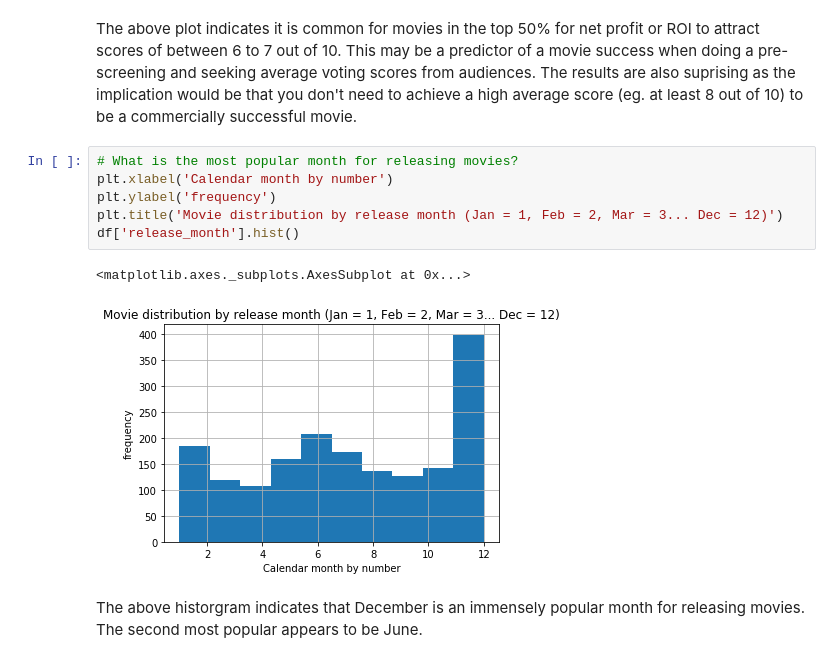
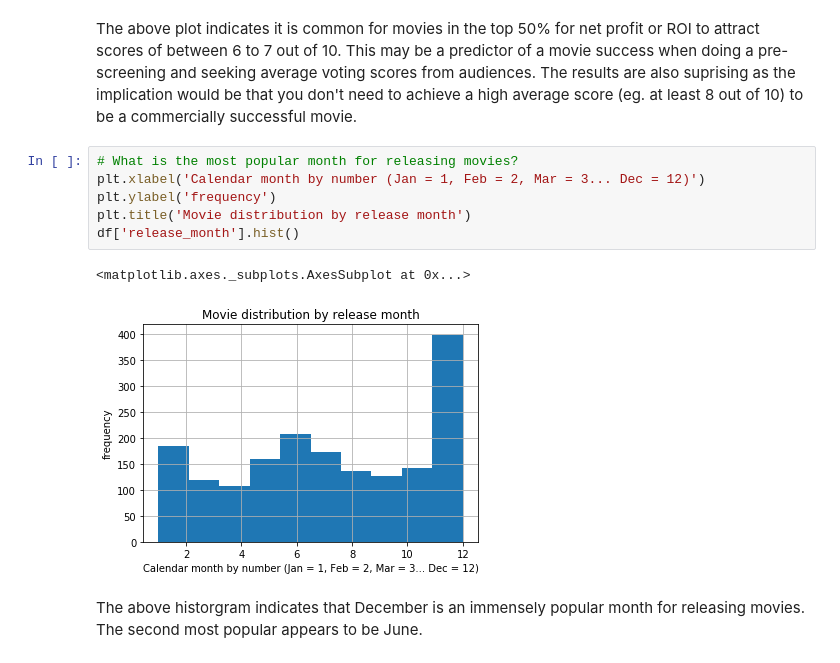
Before and after one commit to daviannadarajah/DAND-Term-1-Project-3, a Jupyter notebook: DAND Term 1 - Project 3 - TMDb movie data.ipynb, the cells around one changed output. Drawn from its saved outputs; the diff is of its cells as text.

```diff
--- a/DAND Term 1 - Project 3 - TMDb movie data.ipynb
+++ b/DAND Term 1 - Project 3 - TMDb movie data.ipynb
@@ -614,13 +614,13 @@ df['vote_average'].hist()
 The above plot indicates it is common for movies in the top 50% for net profit or ROI to attract scores of between 6 to 7 out of 10. This may be a predictor of a movie success when doing a pre-screening and seeking average voting scores from audiences. The results are also suprising as the implication would be that you don't need to achieve a high average score (eg. at least 8 out of 10) to be a commercially successful movie.
 # %%
 # What is the most popular month for releasing movies?
-plt.xlabel('Calendar month by number')
+plt.xlabel('Calendar month by number (Jan = 1, Feb = 2, Mar = 3... Dec = 12)')
 plt.ylabel('frequency')
-plt.title('Movie distribution by release month (Jan = 1, Feb = 2, Mar = 3... Dec = 12)')
+plt.title('Movie distribution by release month')
 df['release_month'].hist()
 # %% [output]
 <matplotlib.axes._subplots.AxesSubplot at 0x...>
-[figure, old version]
+[figure, new version]
 # %% [markdown]
 The above historgram indicates that December is an immensely popular month for releasing movies. The second most popular appears to be June.
 # %% [markdown]
```
